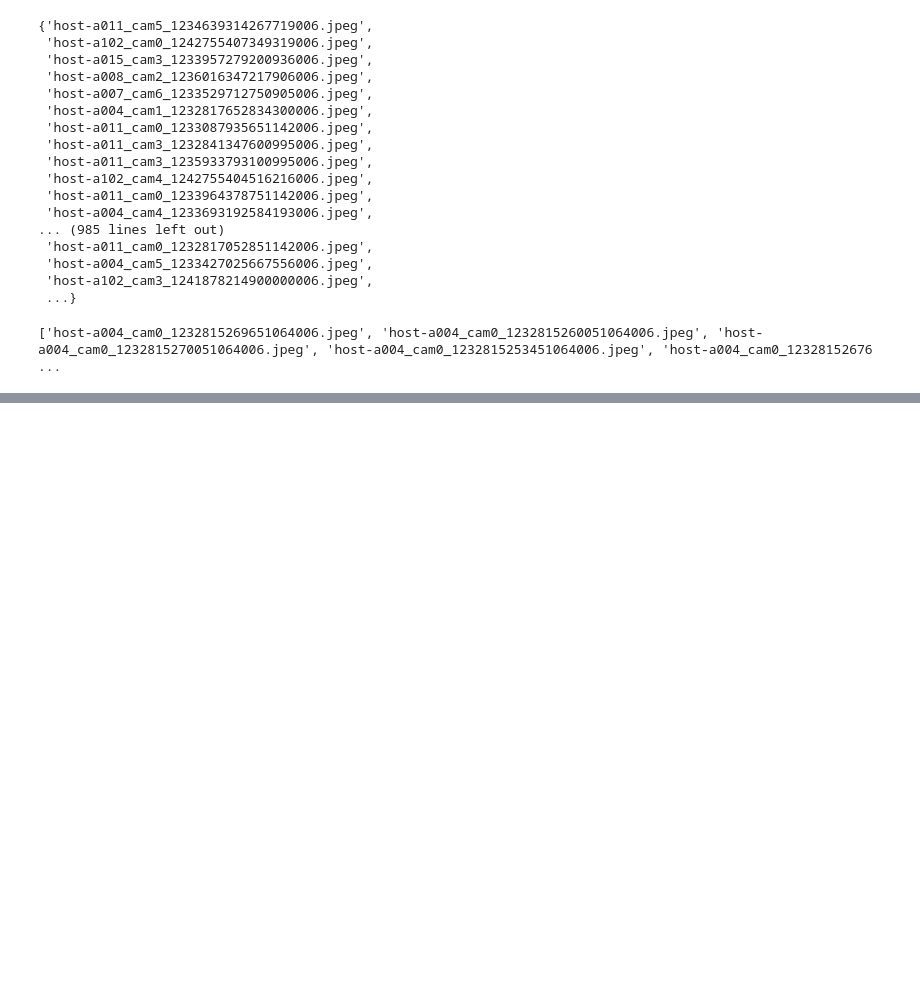
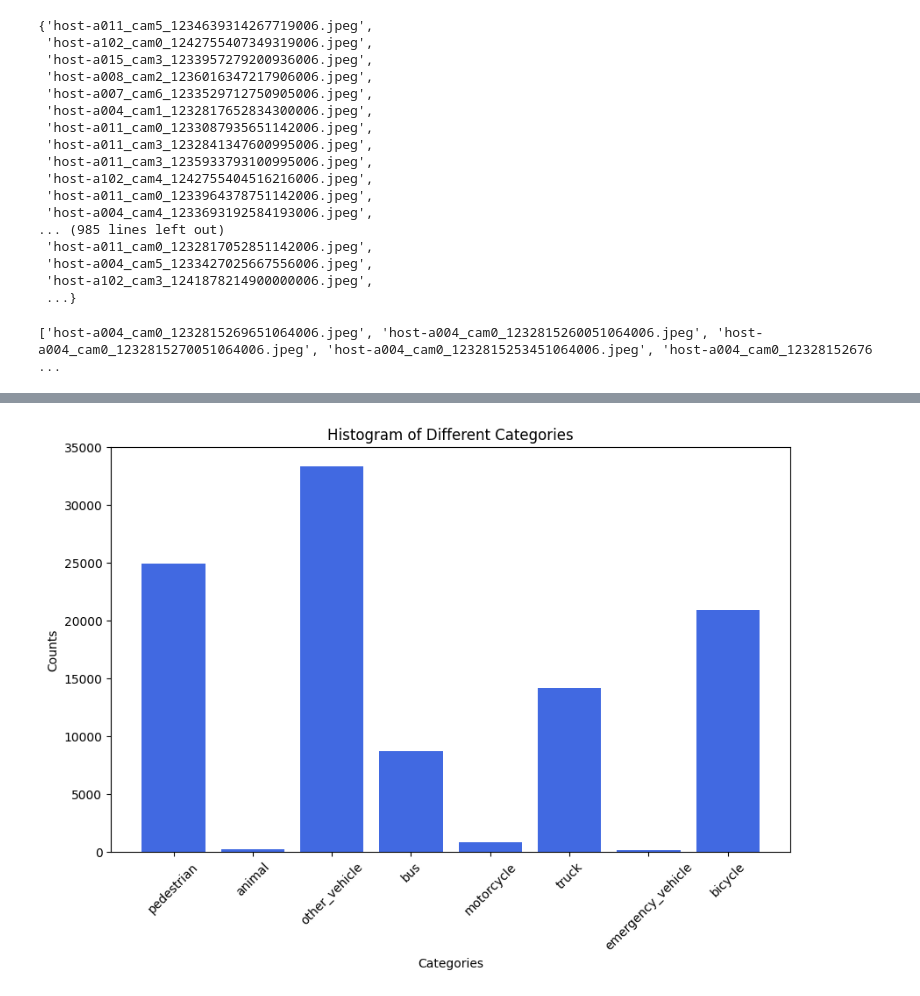
Before and after one commit to Stern04/MADS_Capstone, a Jupyter notebook: Notebooks/lyft_preprocessing.ipynb, the cells around one changed output, grey strips where cells are left out. Saved outputs shown, nothing was run; the diff lists cells and outputs as text; code cells hidden in the pictures; blank space fills up the shorter version.

```diff
--- a/Notebooks/lyft_preprocessing.ipynb
+++ b/Notebooks/lyft_preprocessing.ipynb
@@ -783,0 +790,6 @@ print(common_list)
+# %%
+annos_class = lyftdata.sample_annotation
+categories = [d["name"] for d in lyftdata.category if d["name"] != "car"]
+#Filter all annotations down to only annotations our our class of interest.
+# class_anns = [d for d in annos_class if d["category_name"] == class_name]
+categories
@@ -783,0 +805,27 @@ print(common_list)
+# %%
+category_distribution = {}
+for cat in categories:
+    category_distribution[cat] = 0
+
+for d in lyftdata.sample_annotation:
+    if d["category_name"] != "car":
+        category_distribution[d["category_name"]] +=1
+# %%
+# Extracting keys and values
+categories = list(category_distribution.keys())
+counts = list(category_distribution.values())
+
+# Creating the histogram
+plt.figure(figsize=(10, 6))
+plt.bar(categories, counts, color='royalblue')
+plt.xlabel('Categories')
+plt.ylabel('Counts')
+plt.title('Histogram of Different Categories')
+plt.xticks(rotation=45)  # Rotate category labels for better readability
+
+# Show the plot
+histo_outpath = r"S:\MADS\Capstone\3d-object-detection-for-autonomous-vehicles\Train\images\Image_Classification\train_cropped_images\Report_examples\category_distribution.png"
+plt.savefig(histo_outpath, bbox_inches='tight')
+plt.show()
+# %% [output]
+[figure, added]
```
Also changed, not shown: parts of 7 cells of this notebook, 1 other file.
